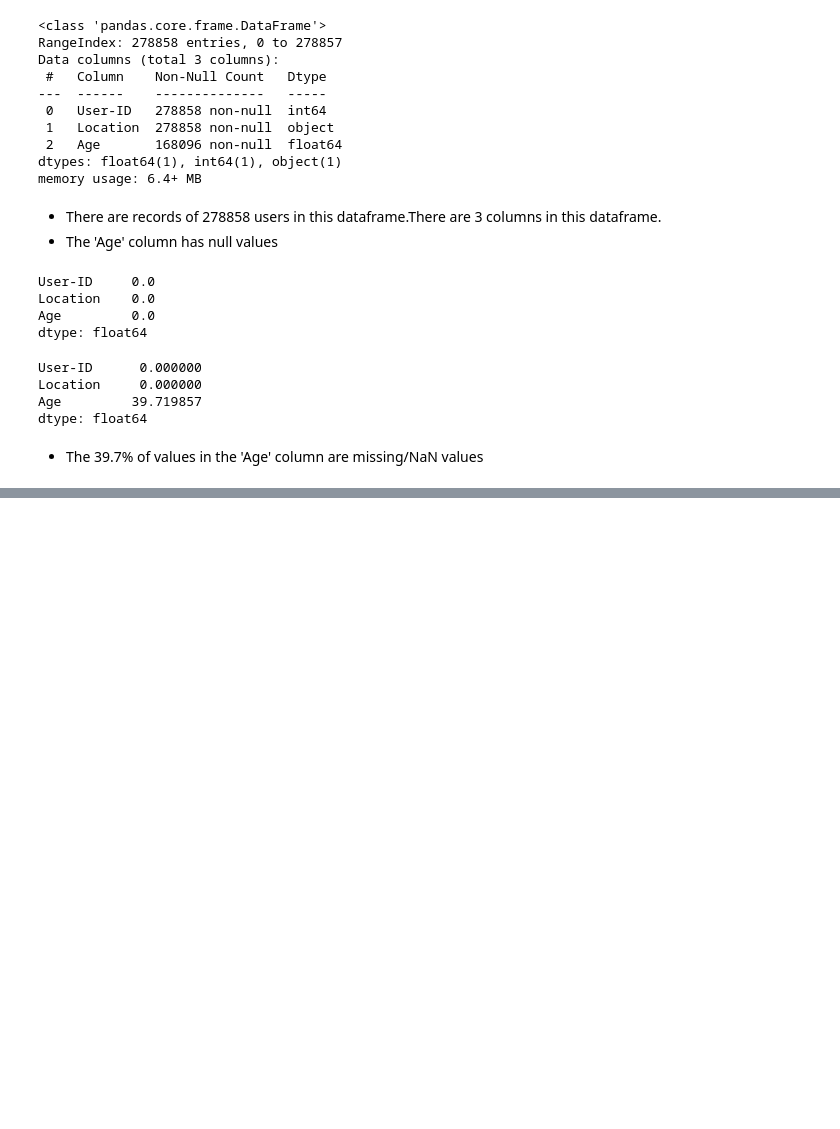
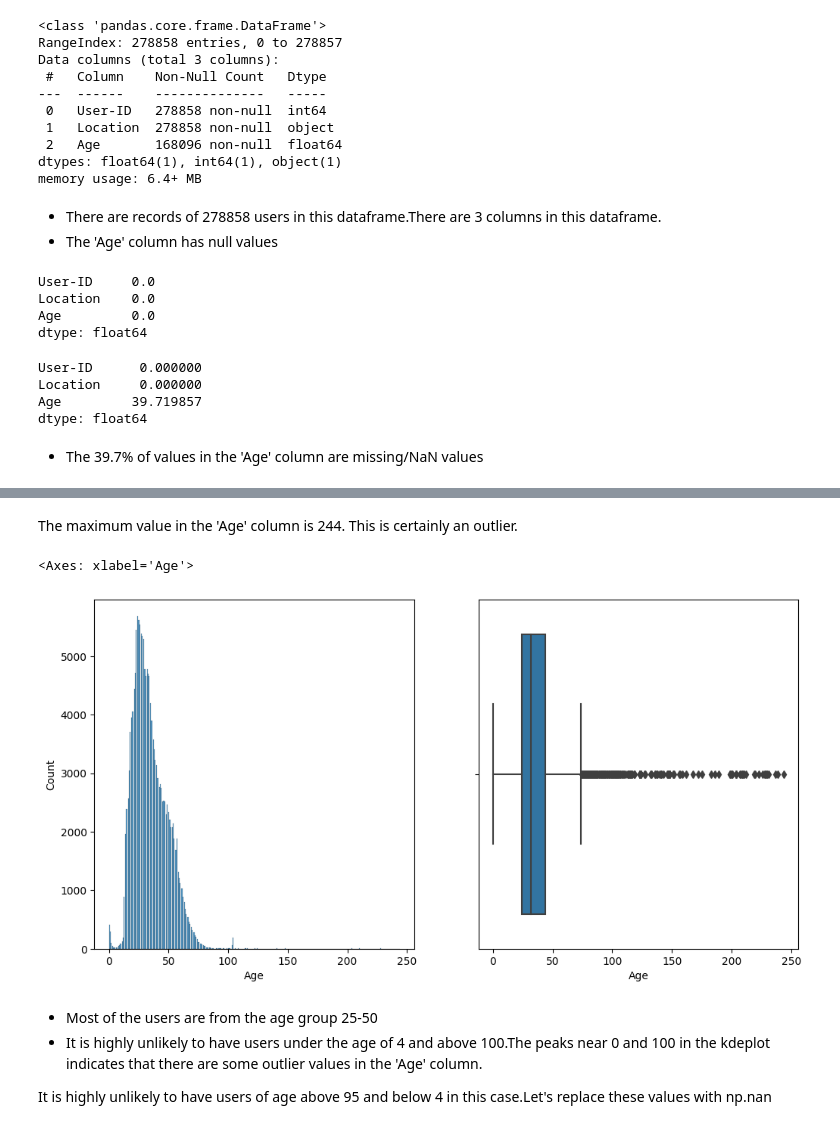
Before and after one commit to Ankita-chouhan-github/Book-Recommendation-System, a Jupyter notebook: Unsupervised_ML_Capstone_Project.ipynb, the cells around one changed output, grey strips where cells are left out. Drawn from its saved outputs; the diff is of its cells as text; code cells hidden in the pictures; blank space fills up the shorter version.

```diff
--- a/Unsupervised_ML_Capstone_Project.ipynb
+++ b/Unsupervised_ML_Capstone_Project.ipynb
@@ -344,0 +358,19 @@ dtype: float64
+# %% [markdown]
+The maximum value in the 'Age' column is 244. This is certainly an outlier.
+# %%
+#Histogram showing distribution of ages
+fig=plt.figure(figsize=(12,6))
+plt.subplot(1,2,1)
+sns.histplot(x='Age',data=users)
+
+#boxplot of Age column
+plt.subplot(1,2,2)
+sns.boxplot(x='Age',data=users)
+# %% [output]
+<Axes: xlabel='Age'>
+[figure, added]
+# %% [markdown]
+* Most of the users are from the age group 25-50
+* It is highly unlikely to have users under the age of 4 and above 100.The peaks near 0 and 100 in the kdeplot indicates that there are some outlier values in the 'Age' column.
+
+It is highly unlikely to have users of age above 95 and below 4 in this case.Let's replace these values with np.nan
```
Also changed, not shown: parts of 59 cells of this notebook.
